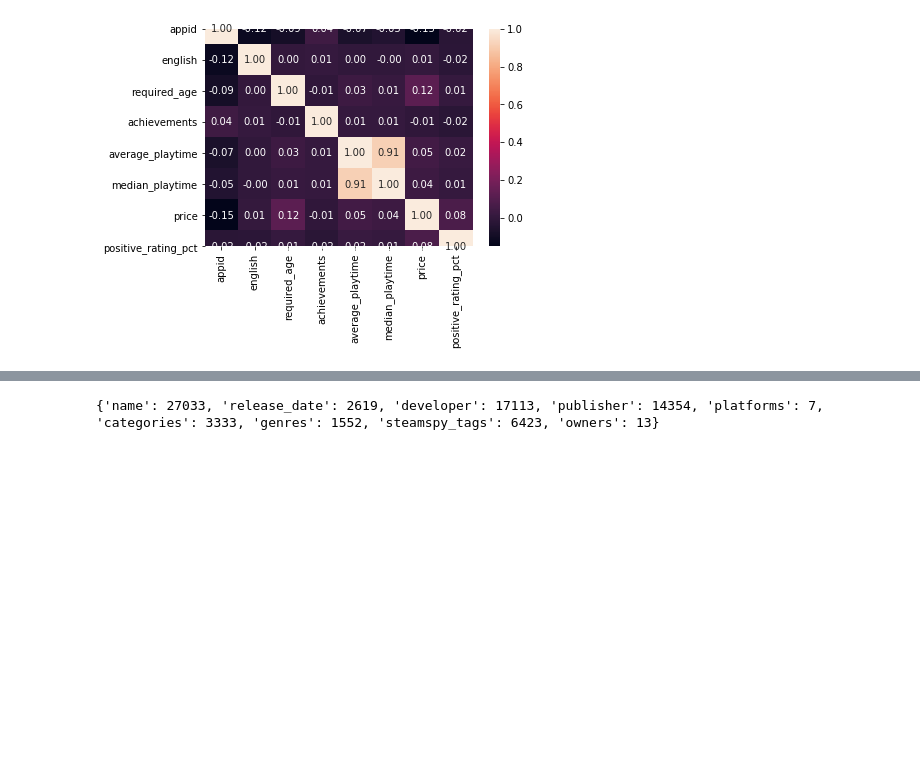
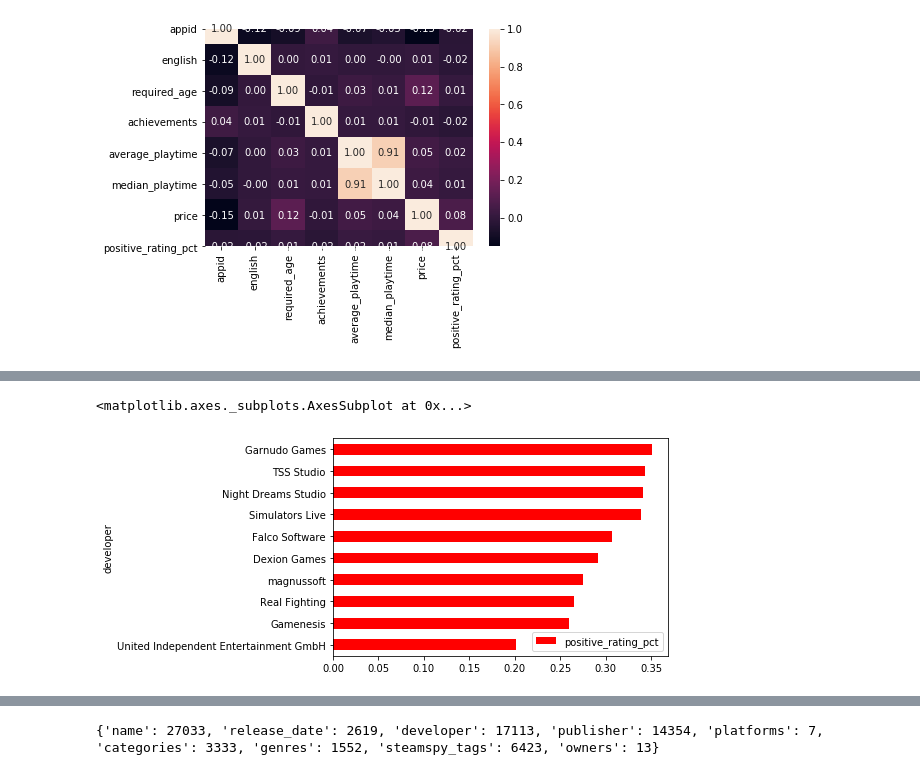
Before and after one commit to Benk195/Steam-Predictions, a Jupyter notebook: Steam Ratings.ipynb, the cells around one changed output, grey strips where cells are left out. Cells and saved outputs as stored; diff of their text form; code cells hidden in the pictures; blank space fills up the shorter version.

```diff
--- a/Steam Ratings.ipynb
+++ b/Steam Ratings.ipynb
@@ -93,0 +88,6 @@ def create_dummy_df(df, cat_cols):
+# %%
+#Worst rated developers with at least 10 published games
+df_analysis.head(10).plot(kind='barh', color=['red'])
+# %% [output]
+<matplotlib.axes._subplots.AxesSubplot at 0x...>
+[figure, added]
```
Also changed, not shown: parts of 10 cells of this notebook, 1 other file.
